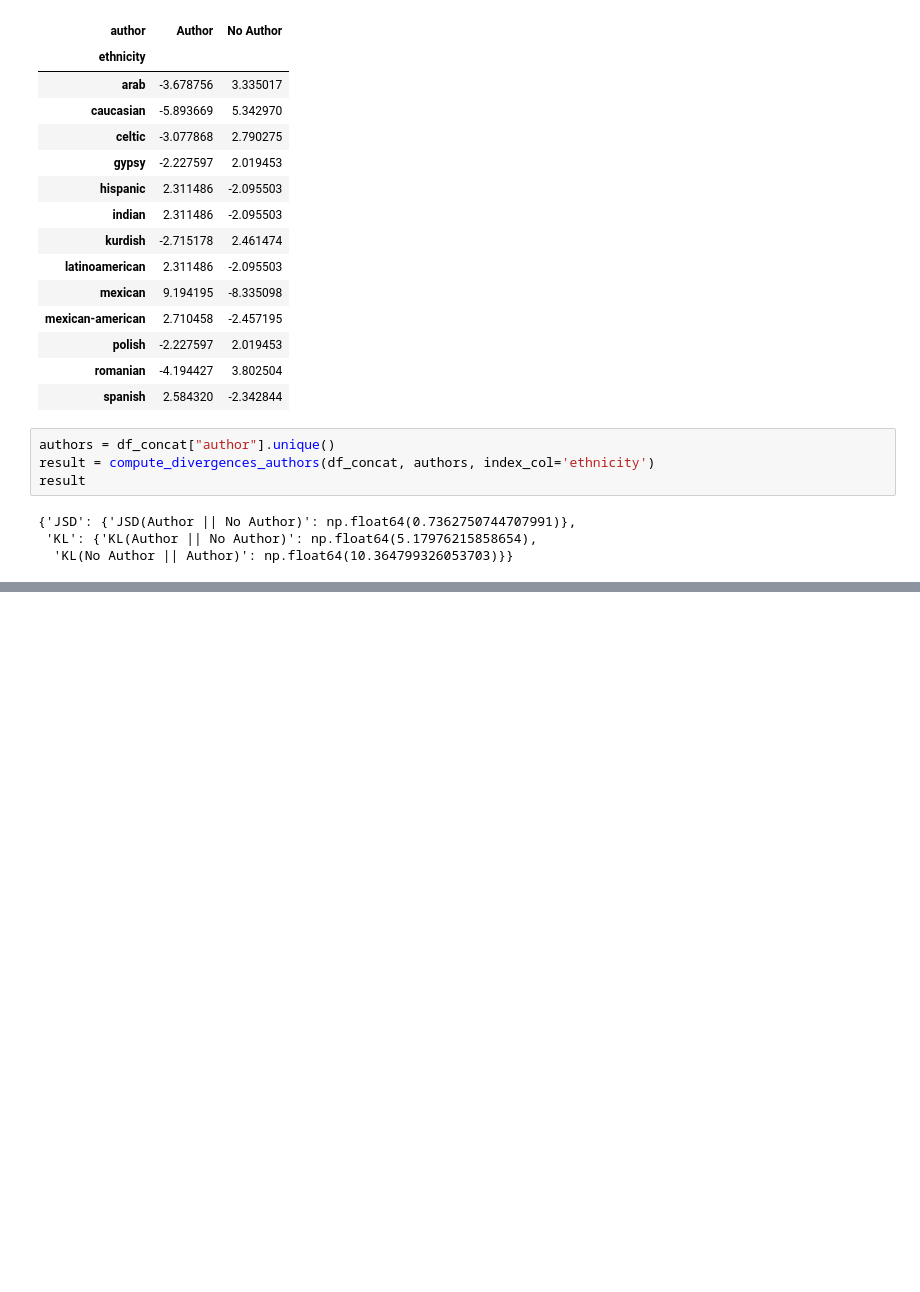
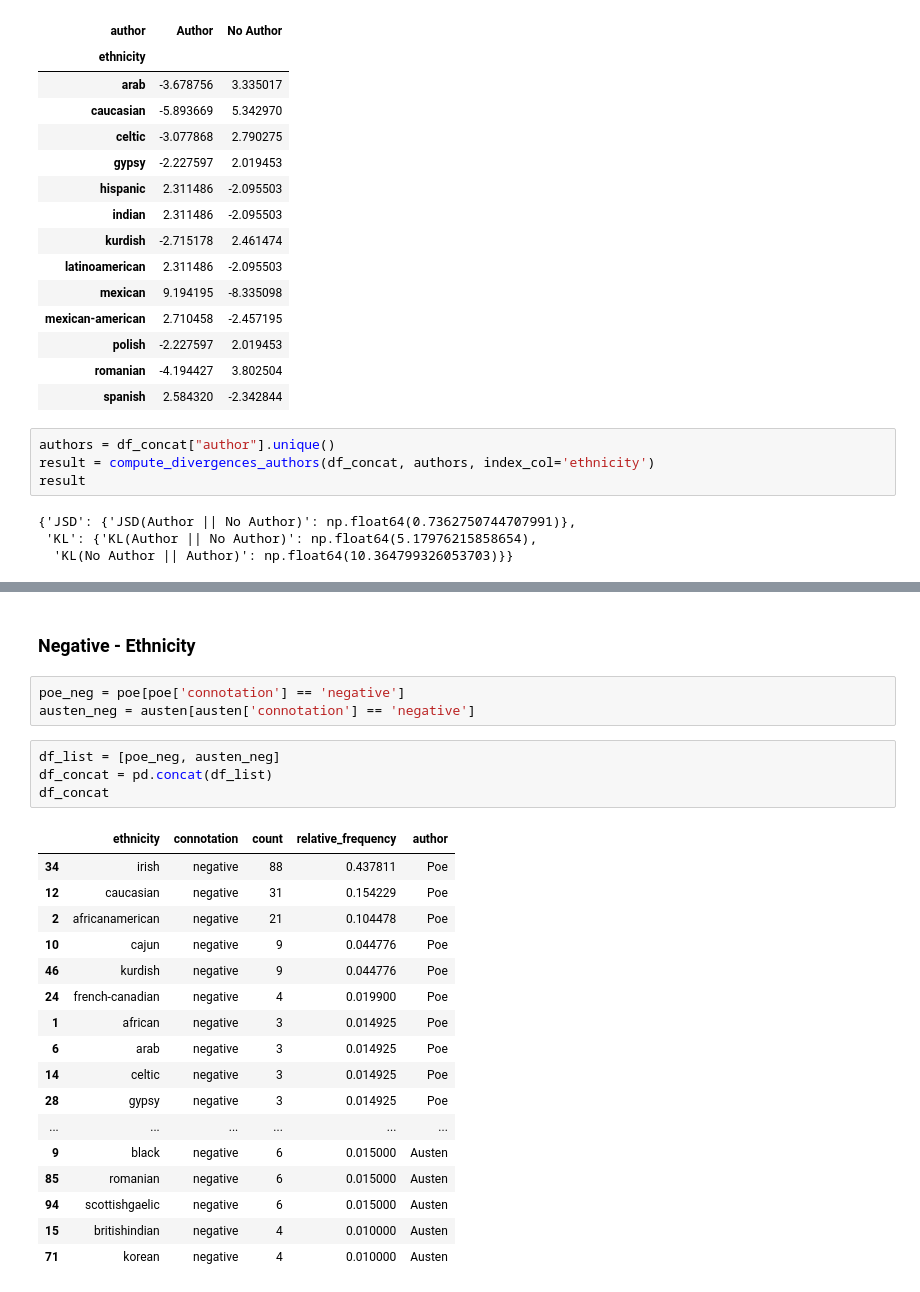
Before and after one commit to edverga/MasterThesis, a Jupyter notebook: thesis_draft.ipynb, the cells around one changed output, grey strips where cells are left out. Saved outputs shown, nothing was run; the diff lists cells and outputs as text; blank space fills up the shorter version.

```diff
--- a/thesis_draft.ipynb
+++ b/thesis_draft.ipynb
@@ -804,0 +960,27 @@ result
+# %% [markdown]
+### Negative - Ethnicity
+# %%
+poe_neg = poe[poe['connotation'] == 'negative']
+austen_neg = austen[austen['connotation'] == 'negative']
+# %%
+df_list = [poe_neg, austen_neg]
+df_concat = pd.concat(df_list)
+df_concat
+# %% [output]
+|  | ethnicity | connotation | count | relative_frequency | author |
+| 34 | irish | negative | 88 | 0.437811 | Poe |
+| 12 | caucasian | negative | 31 | 0.154229 | Poe |
+| 2 | africanamerican | negative | 21 | 0.104478 | Poe |
+| 10 | cajun | negative | 9 | 0.044776 | Poe |
+| 46 | kurdish | negative | 9 | 0.044776 | Poe |
+| 24 | french-canadian | negative | 4 | 0.019900 | Poe |
+| 1 | african | negative | 3 | 0.014925 | Poe |
+| 6 | arab | negative | 3 | 0.014925 | Poe |
+| 14 | celtic | negative | 3 | 0.014925 | Poe |
+| 28 | gypsy | negative | 3 | 0.014925 | Poe |
+| ... | ... | ... | ... | ... | ... |
+| 9 | black | negative | 6 | 0.015000 | Austen |
+| 85 | romanian | negative | 6 | 0.015000 | Austen |
+| 94 | scottishgaelic | negative | 6 | 0.015000 | Austen |
+| 15 | britishindian | negative | 4 | 0.010000 | Austen |
+| 71 | korean | negative | 4 | 0.010000 | Austen |
```
Also changed, not shown: parts of 19 cells of this notebook.
